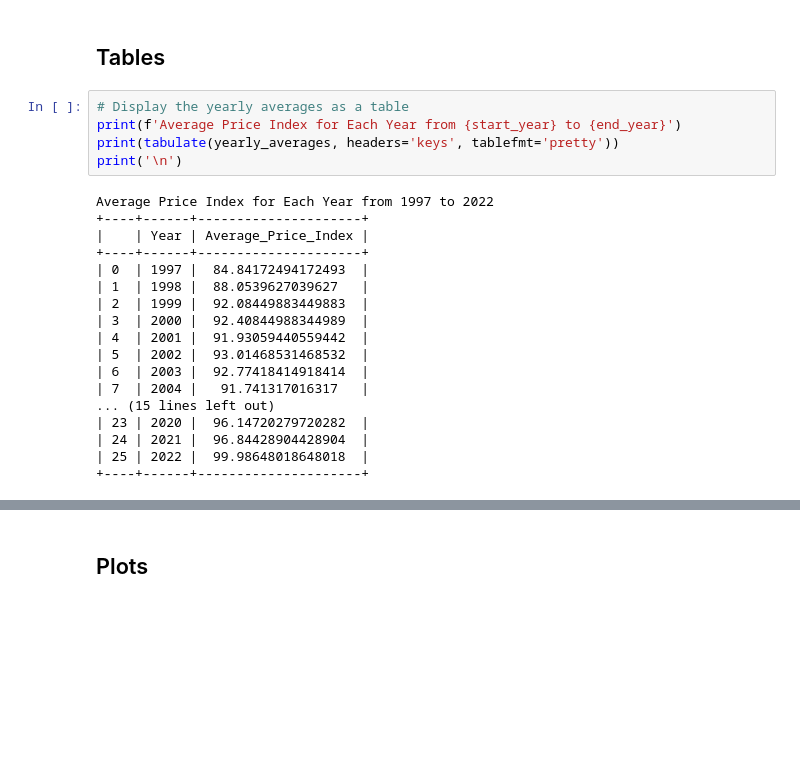
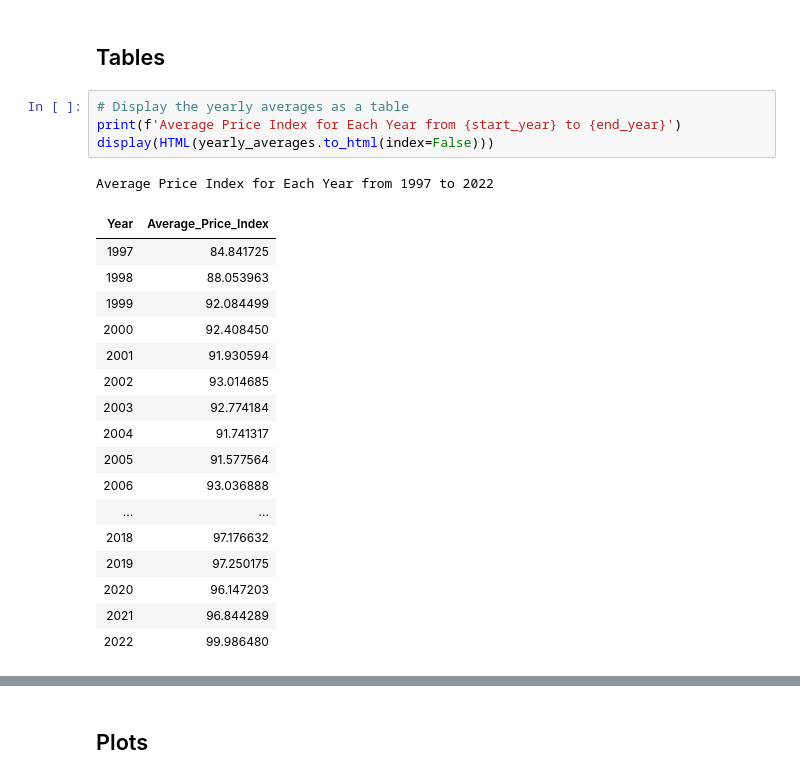
Before and after one commit to roykisluk/Inflation-Heterogeneity, a Jupyter notebook: CPI_top_changes.ipynb, the cells around one changed output, grey strips where cells are left out. Saved outputs shown, nothing was run; the diff lists cells and outputs as text; blank space fills up the shorter version.

```diff
--- a/CPI_top_changes.ipynb
+++ b/CPI_top_changes.ipynb
@@ -79,26 +79,26 @@ yearly_averages.columns = ['Year', 'Average_Price_Index']
 # %%
 # Display the yearly averages as a table
 print(f'Average Price Index for Each Year from {start_year} to {end_year}')
-print(tabulate(yearly_averages, headers='keys', tablefmt='pretty'))
-print('\n')
+display(HTML(yearly_averages.to_html(index=False)))
 # %% [output]
 Average Price Index for Each Year from 1997 to 2022
-+----+------+---------------------+
-|    | Year | Average_Price_Index |
-+----+------+---------------------+
-| 0  | 1997 |  84.84172494172493  |
-| 1  | 1998 |  88.0539627039627   |
-| 2  | 1999 |  92.08449883449883  |
-| 3  | 2000 |  92.40844988344989  |
-| 4  | 2001 |  91.93059440559442  |
-| 5  | 2002 |  93.01468531468532  |
-| 6  | 2003 |  92.77418414918414  |
-| 7  | 2004 |   91.741317016317   |
-... (15 lines left out)
-| 23 | 2020 |  96.14720279720282  |
-| 24 | 2021 |  96.84428904428904  |
-| 25 | 2022 |  99.98648018648018  |
-+----+------+---------------------+
+| Year | Average_Price_Index |
+| 1997 | 84.841725 |
+| 1998 | 88.053963 |
+| 1999 | 92.084499 |
+| 2000 | 92.408450 |
+| 2001 | 91.930594 |
+| 2002 | 93.014685 |
+| 2003 | 92.774184 |
+| 2004 | 91.741317 |
+| 2005 | 91.577564 |
+| 2006 | 93.036888 |
+| ... | ... |
+| 2018 | 97.176632 |
+| 2019 | 97.250175 |
+| 2020 | 96.147203 |
+| 2021 | 96.844289 |
+| 2022 | 99.986480 |
 # %%
 # Display the top N increases and decreases as tables
 top_increases[f'Change_{start_year}_{end_year}'] = top_increases[f'Change_{start_year}_{end_year}'].round(2)
```
Also changed, not shown: parts of 3 cells of this notebook, 14 other files.
